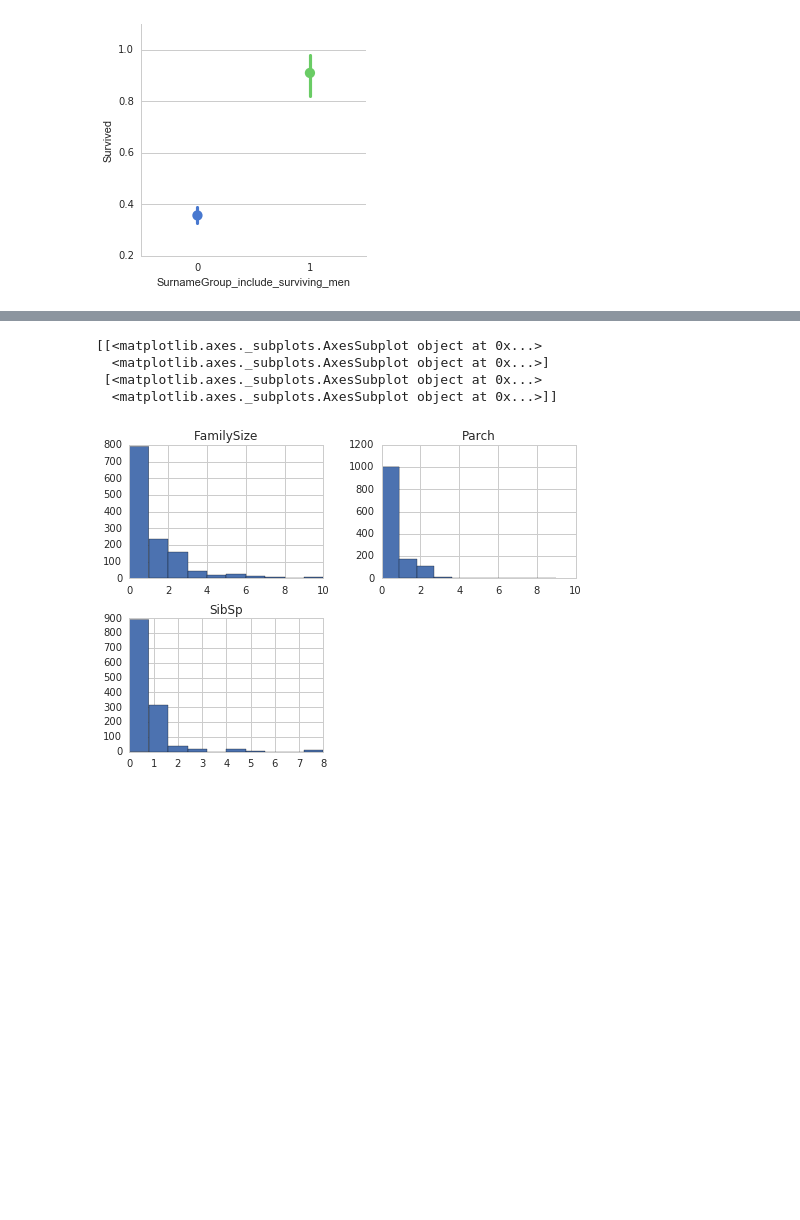
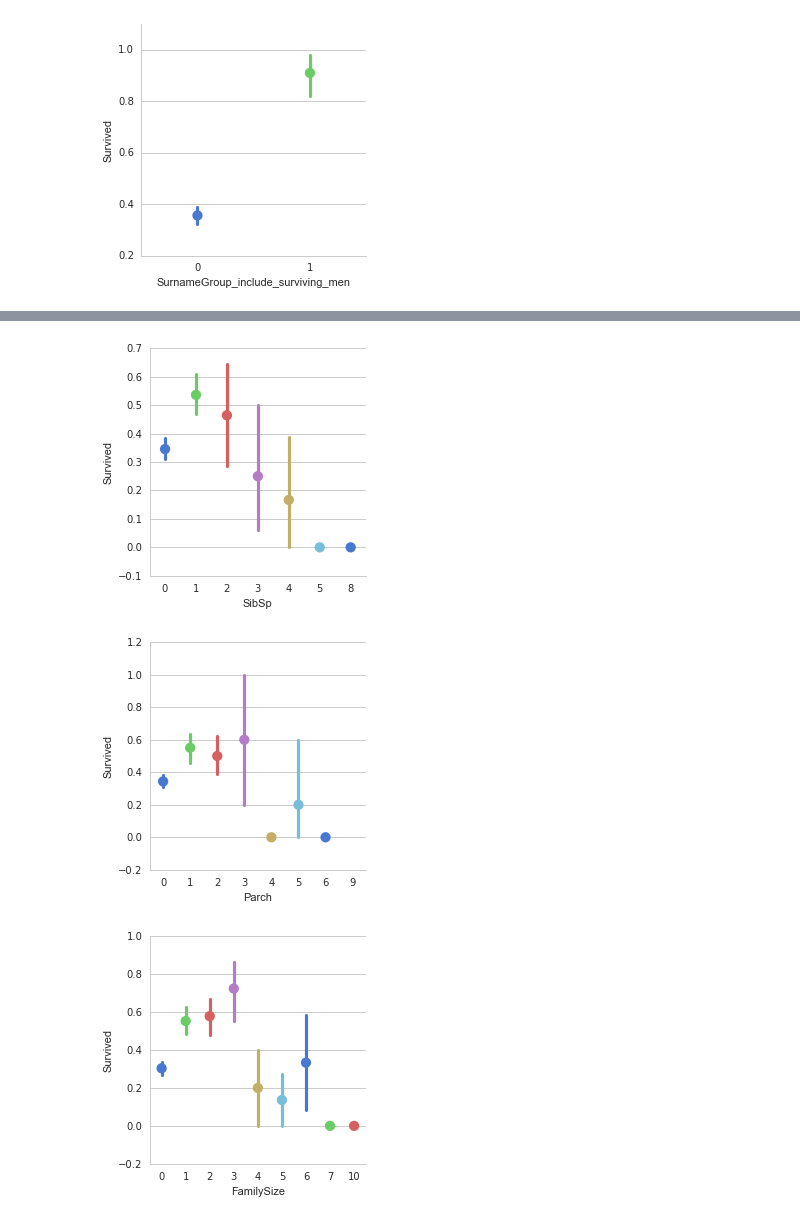
Before and after one commit to voyageth/kaggle, a Jupyter notebook: notebook/titanic.ipynb, the cells around one changed output, grey strips where cells are left out. Drawn from its saved outputs; the diff is of its cells as text; code cells hidden in the pictures; blank space fills up the shorter version.

```diff
--- a/notebook/titanic.ipynb
+++ b/notebook/titanic.ipynb
@@ -199,15 +201,15 @@ if 'Name_title' not in categorical_columns:
 # %%
 # FamilySize
 df['FamilySize'] = df['SibSp'] + df['Parch']
 if 'FamilySize' not in numerical_columns:
     numerical_columns.append('FamilySize')
-print(df[['SibSp', 'Parch', 'FamilySize']].hist())
+g = sns.factorplot(x="SibSp", y="Survived", data=df, size=4, palette="muted")
+g = sns.factorplot(x="Parch", y="Survived", data=df, size=4, palette="muted")
+g = sns.factorplot(x="FamilySize", y="Survived", data=df, size=4, palette="muted")
 # %% [output]
-[[<matplotlib.axes._subplots.AxesSubplot object at 0x...>
-  <matplotlib.axes._subplots.AxesSubplot object at 0x...>]
- [<matplotlib.axes._subplots.AxesSubplot object at 0x...>
-  <matplotlib.axes._subplots.AxesSubplot object at 0x...>]]
-[figure, old version]
+[figure, new version]
+[figure, added]
+[figure, added]
 # %%
 # Name Length?
 df['NameLength'] = df["Name"].apply(lambda x: len(x))
```
Also changed, not shown: parts of 30 cells of this notebook, 2 other files.
